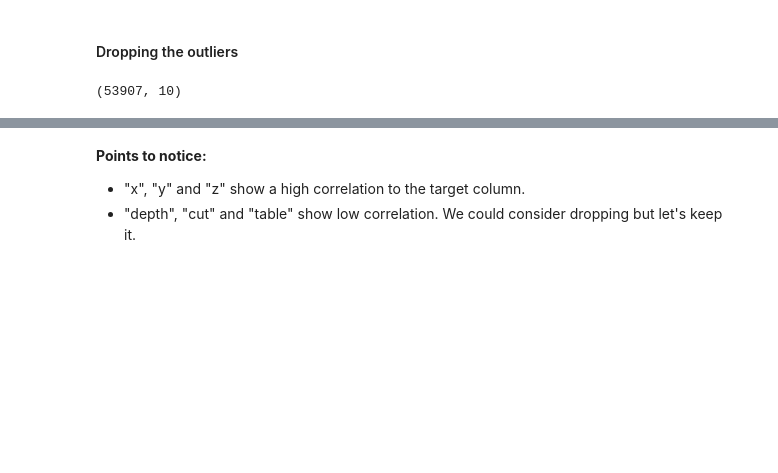
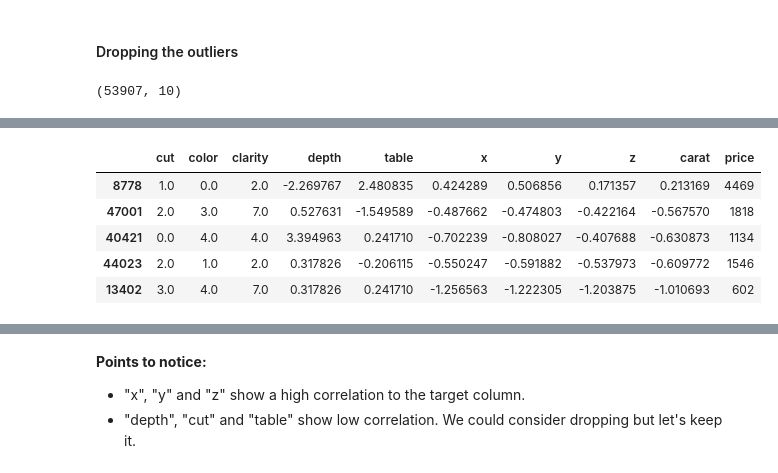
Before and after one commit to achoubey99/DiamondPricePrediction, a Jupyter notebook: Diamond Price Prediction.ipynb, the cells around one changed output, grey strips where cells are left out. Drawn from its saved outputs; the diff is of its cells as text; code cells hidden in the pictures; blank space fills up the shorter version.

```diff
--- a/Diamond Price Prediction.ipynb
+++ b/Diamond Price Prediction.ipynb
@@ -155,2 +271,13 @@ df.describe()
+# %%
+df_corr = X_train_encoded.copy()
+df_corr['price'] = y_train
+df_corr.head()
+# %% [output]
+|  | cut | color | clarity | depth | table | x | y | z | carat | price |
+| 8778 | 1.0 | 0.0 | 2.0 | -2.269767 | 2.480835 | 0.424289 | 0.506856 | 0.171357 | 0.213169 | 4469 |
+| 47001 | 2.0 | 3.0 | 7.0 | 0.527631 | -1.549589 | -0.487662 | -0.474803 | -0.422164 | -0.567570 | 1818 |
+| 40421 | 0.0 | 4.0 | 4.0 | 3.394963 | 0.241710 | -0.702239 | -0.808027 | -0.407688 | -0.630873 | 1134 |
+| 44023 | 2.0 | 1.0 | 2.0 | 0.317826 | -0.206115 | -0.550247 | -0.591882 | -0.537973 | -0.609772 | 1546 |
+| 13402 | 3.0 | 4.0 | 7.0 | 0.317826 | 0.241710 | -1.256563 | -1.222305 | -1.203875 | -1.010693 | 602 |
 # %%
 #correlation matrix
```
Also changed, not shown: parts of 30 cells of this notebook, 9 other files.
